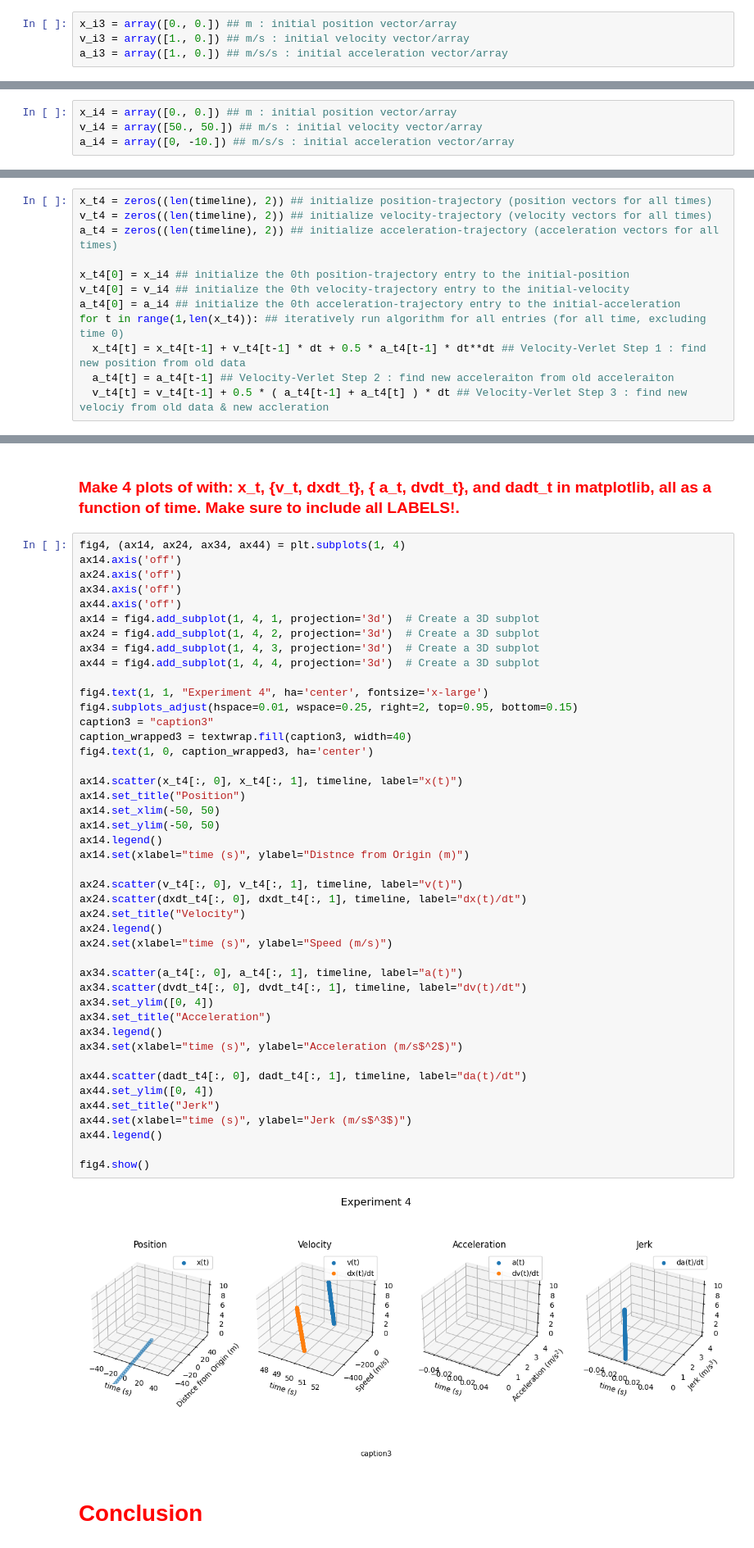
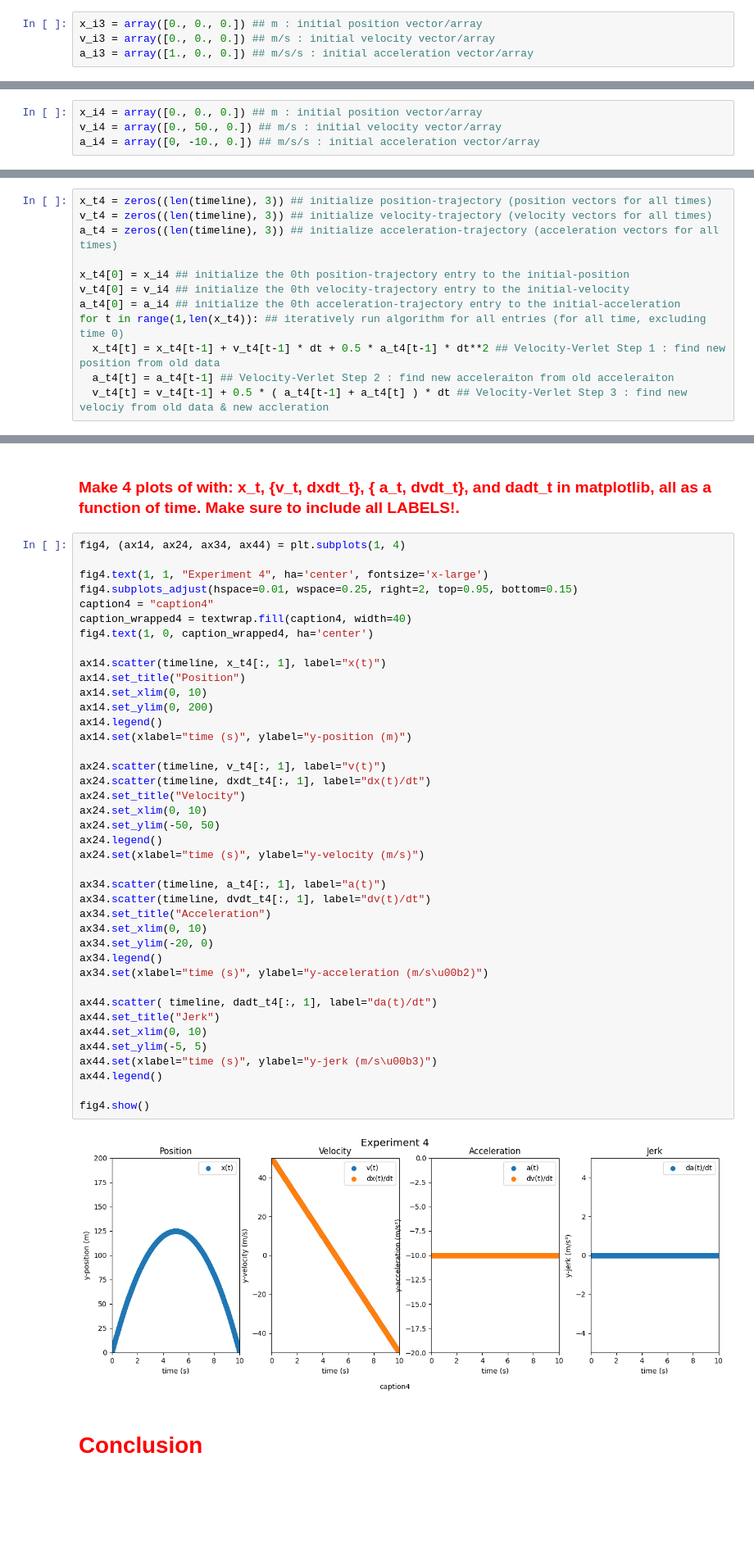
Before and after one commit to CalebAnderson22/PHY122, a Jupyter notebook: phy122_N1Lt.ipynb, the cells around one changed output, grey strips where cells are left out. Shown at 82% size. Drawn from its saved outputs; the diff is of its cells as text; blank space fills up the shorter version.

```diff
--- a/phy122_N1Lt.ipynb
+++ b/phy122_N1Lt.ipynb
@@ -170,9 +170,9 @@ fig2.show()
 # %% [markdown]
 ###  <font color='Red'> To begin lets start with by defining an initial position, velocity, and acceleration </font>
 # %%
-x_i3 = array([0., 0.]) ## m : initial position vector/array
-v_i3 = array([1., 0.]) ## m/s : initial velocity vector/array
-a_i3 = array([1., 0.]) ## m/s/s : initial acceleration vector/array
+x_i3 = array([0., 0., 0.]) ## m : initial position vector/array
+v_i3 = array([0., 0., 0.]) ## m/s : initial velocity vector/array
+a_i3 = array([1., 0., 0.]) ## m/s/s : initial acceleration vector/array
 # %% [markdown]
 ###  <font color='Red'> PRINT out the distance, speed, and magnitude of the acceleration of the previously defined vectors: </font>
 # %%
@@ -262,21 +256,21 @@ fig3.show()
 # %% [markdown]
 ###   <font color='Red'> To begin lets start given the following initial position, velocity, and acceleration, WITH velocity and acceleration in different directions! </font>
 # %%
-x_i4 = array([0., 0.]) ## m : initial position vector/array
-v_i4 = array([50., 50.]) ## m/s : initial velocity vector/array
-a_i4 = array([0, -10.]) ## m/s/s : initial acceleration vector/array
+x_i4 = array([0., 0., 0.]) ## m : initial position vector/array
+v_i4 = array([0., 50., 0.]) ## m/s : initial velocity vector/array
+a_i4 = array([0, -10., 0.]) ## m/s/s : initial acceleration vector/array
 # %% [markdown]
 ###  <font color='Red'> Define a for-loop to Velocity-Verlet integrate the motion to obtain a x_t, v_t, and a_t. </font>
 # %%
-x_t4 = zeros((len(timeline), 2)) ## initialize position-trajectory (position vectors for all times)
-v_t4 = zeros((len(timeline), 2)) ## initialize velocity-trajectory (velocity vectors for all times)
-a_t4 = zeros((len(timeline), 2)) ## initialize acceleration-trajectory (acceleration vectors for all times)
+x_t4 = zeros((len(timeline), 3)) ## initialize position-trajectory (position vectors for all times)
+v_t4 = zeros((len(timeline), 3)) ## initialize velocity-trajectory (velocity vectors for all times)
+a_t4 = zeros((len(timeline), 3)) ## initialize acceleration-trajectory (acceleration vectors for all times)
 
 x_t4[0] = x_i4 ## initialize the 0th position-trajectory entry to the initial-position
 v_t4[0] = v_i4 ## initialize the 0th velocity-trajectory entry to the initial-velocity
 a_t4[0] = a_i4 ## initialize the 0th acceleration-trajectory entry to the initial-acceleration
 for t in range(1,len(x_t4)): ## iteratively run algorithm for all entries (for all time, excluding time 0)
-  x_t4[t] = x_t4[t-1] + v_t4[t-1] * dt + 0.5 * a_t4[t-1] * dt**dt ## Velocity-Verlet Step 1 : find new position from old data
+  x_t4[t] = x_t4[t-1] + v_t4[t-1] * dt + 0.5 * a_t4[t-1] * dt**2 ## Velocity-Verlet Step 1 : find new position from old data
   a_t4[t] = a_t4[t-1] ## Velocity-Verlet Step 2 : find new acceleraiton from old acceleraiton
   v_t4[t] = v_t4[t-1] + 0.5 * ( a_t4[t-1] + a_t4[t] ) * dt ## Velocity-Verlet Step 3 : find new velociy from old data & new accleration
 # %% [markdown]
@@ -293,50 +287,46 @@ dadt_t4 = d(a_t4)/dt ## take numerical-derivative of the aforementioned accelera
 ###  <font color='Red'> Make 4 plots of with: x_t, \{v_t, dxdt_t\}, \{ a_t, dvdt_t\}, and dadt_t in matplotlib, all as a function of time. Make sure to include all LABELS!. </font>
 # %%
 fig4, (ax14, ax24, ax34, ax44) = plt.subplots(1, 4)
-ax14.axis('off')
-ax24.axis('off')
-ax34.axis('off')
-ax44.axis('off')
-ax14 = fig4.add_subplot(1, 4, 1, projection='3d')  # Create a 3D subplot
-ax24 = fig4.add_subplot(1, 4, 2, projection='3d')  # Create a 3D subplot
-ax34 = fig4.add_subplot(1, 4, 3, projection='3d')  # Create a 3D subplot
-ax44 = fig4.add_subplot(1, 4, 4, projection='3d')  # Create a 3D subplot
 
 fig4.text(1, 1, "Experiment 4", ha='center', fontsize='x-large')
 fig4.subplots_adjust(hspace=0.01, wspace=0.25, right=2, top=0.95, bottom=0.15)
-caption3 = "caption3"
-caption_wrapped3 = textwrap.fill(caption3, width=40)
-fig4.text(1, 0, caption_wrapped3, ha='center')
+caption4 = "caption4"
+caption_wrapped4 = textwrap.fill(caption4, width=40)
+fig4.text(1, 0, caption_wrapped4, ha='center')
 
-ax14.scatter(x_t4[:, 0], x_t4[:, 1], timeline, label="x(t)")
+ax14.scatter(timeline, x_t4[:, 1], label="x(t)")
 ax14.set_title("Position")
-ax14.set_xlim(-50, 50)
-ax14.set_ylim(-50, 50)
+ax14.set_xlim(0, 10)
+ax14.set_ylim(0, 200)
 ax14.legend()
-ax14.set(xlabel="time (s)", ylabel="Distnce from Origin (m)")
+ax14.set(xlabel="time (s)", ylabel="y-position (m)")
 
-ax24.scatter(v_t4[:, 0], v_t4[:, 1], timeline, label="v(t)")
-ax24.scatter(dxdt_t4[:, 0], dxdt_t4[:, 1], timeline, label="dx(t)/dt")
+ax24.scatter(timeline, v_t4[:, 1], label="v(t)")
+ax24.scatter(timeline, dxdt_t4[:, 1], label="dx(t)/dt")
 ax24.set_title("Velocity")
+ax24.set_xlim(0, 10)
+ax24.set_ylim(-50, 50)
 ax24.legend()
-ax24.set(xlabel="time (s)", ylabel="Speed (m/s)")
+ax24.set(xlabel="time (s)", ylabel="y-velocity (m/s)")
 
-ax34.scatter(a_t4[:, 0], a_t4[:, 1], timeline, label="a(t)")
-ax34.scatter(dvdt_t4[:, 0], dvdt_t4[:, 1], timeline, label="dv(t)/dt")
-ax34.set_ylim([0, 4])
+ax34.scatter(timeline, a_t4[:, 1], label="a(t)")
+ax34.scatter(timeline, dvdt_t4[:, 1], label="dv(t)/dt")
 ax34.set_title("Acceleration")
+ax34.set_xlim(0, 10)
+ax34.set_ylim(-20, 0)
 ax34.legend()
-ax34.set(xlabel="time (s)", ylabel="Acceleration (m/s$^2$)")
+ax34.set(xlabel="time (s)", ylabel="y-acceleration (m/s\u00b2)")
 
-ax44.scatter(dadt_t4[:, 0], dadt_t4[:, 1], timeline, label="da(t)/dt")
-ax44.set_ylim([0, 4])
+ax44.scatter( timeline, dadt_t4[:, 1], label="da(t)/dt")
 ax44.set_title("Jerk")
-ax44.set(xlabel="time (s)", ylabel="Jerk (m/s$^3$)")
+ax44.set_xlim(0, 10)
+ax44.set_ylim(-5, 5)
+ax44.set(xlabel="time (s)", ylabel="y-jerk (m/s\u00b3)")
 ax44.legend()
 
 fig4.show()
 # %% [output]
-[figure, old version]
+[figure, new version]
 # %% [markdown]
 #   <font color='Red'> **Conclusion** </font>
 # %% [markdown]
```
Also changed, not shown: parts of 5 cells of this notebook.
